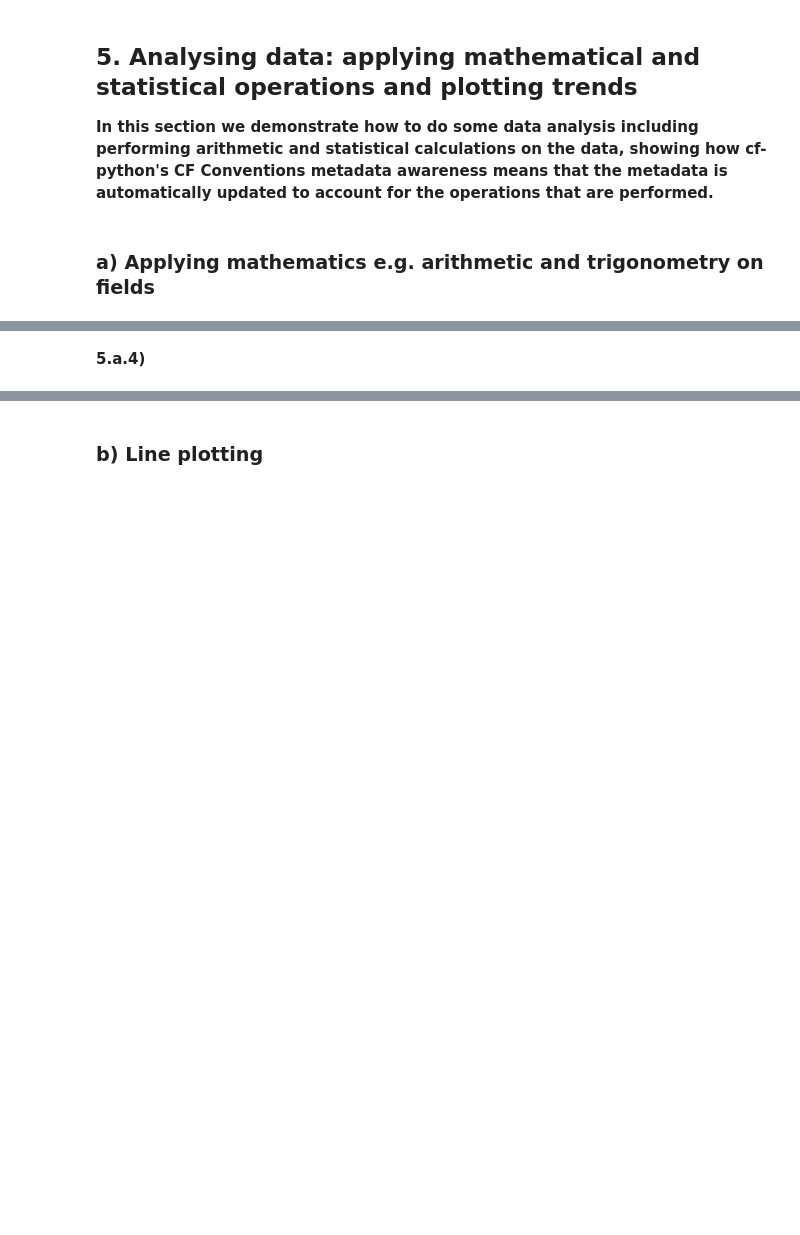
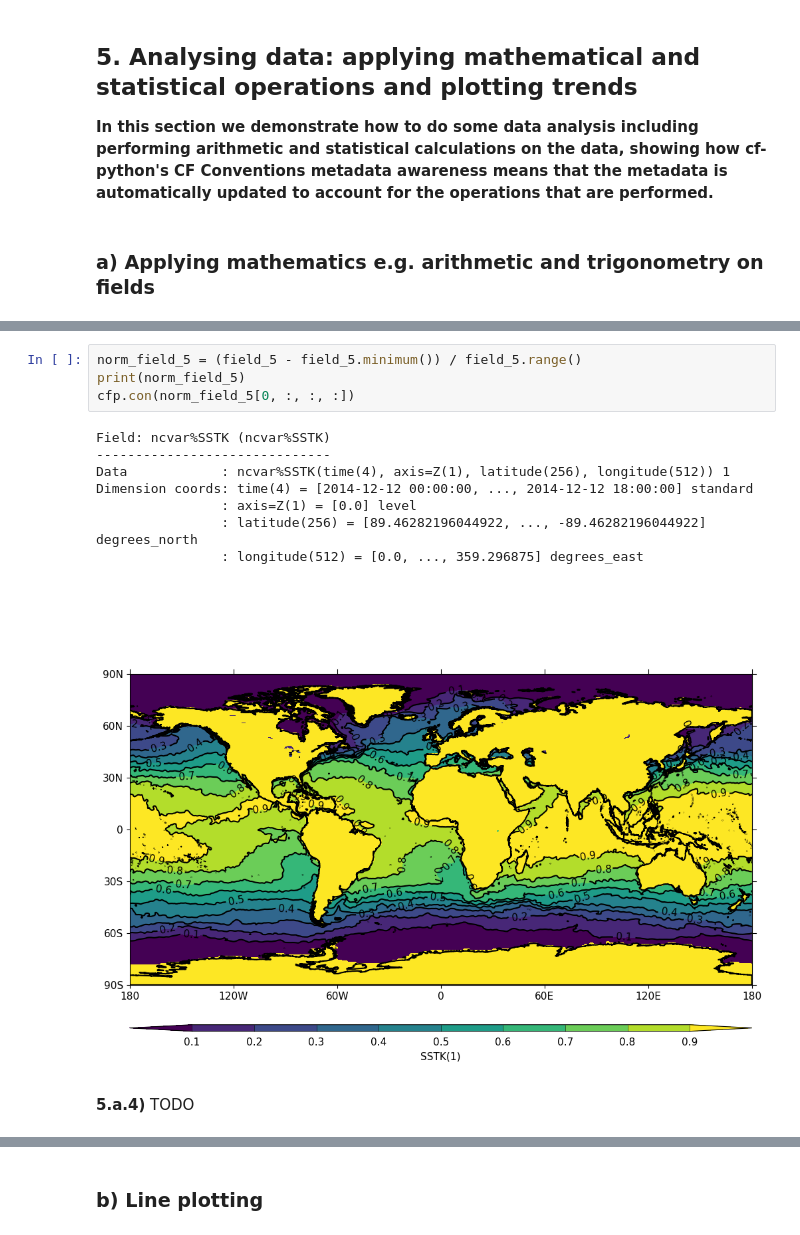
Before and after one commit to NCAS-CMS/cf-tools-training, a Jupyter notebook: new_course/practical_for_intro_to_ncas_cf_data_tools.ipynb, the cells around one changed output, grey strips where cells are left out. Saved outputs shown, nothing was run; the diff lists cells and outputs as text; blank space fills up the shorter version.

```diff
--- a/new_course/practical_for_intro_to_ncas_cf_data_tools.ipynb
+++ b/new_course/practical_for_intro_to_ncas_cf_data_tools.ipynb
@@ -730,2 +755,15 @@ cfp.vect(u=eastward_component_field_last_time, v=northward_component_field_last_
+# %%
+norm_field_5 = (field_5 - field_5.minimum()) / field_5.range()
+print(norm_field_5)
+cfp.con(norm_field_5[0, :, :, :])
+# %% [output]
+Field: ncvar%SSTK (ncvar%SSTK)
+------------------------------
+Data            : ncvar%SSTK(time(4), axis=Z(1), latitude(256), longitude(512)) 1
+Dimension coords: time(4) = [2014-12-12 00:00:00, ..., 2014-12-12 18:00:00] standard
+                : axis=Z(1) = [0.0] level
+                : latitude(256) = [89.46282196044922, ..., -89.46282196044922] degrees_north
+                : longitude(512) = [0.0, ..., 359.296875] degrees_east
+[figure, added]
 # %% [markdown]
-**5.a.4)**
+**5.a.4)** TODO
```
Also changed, not shown: parts of 27 cells of this notebook.
